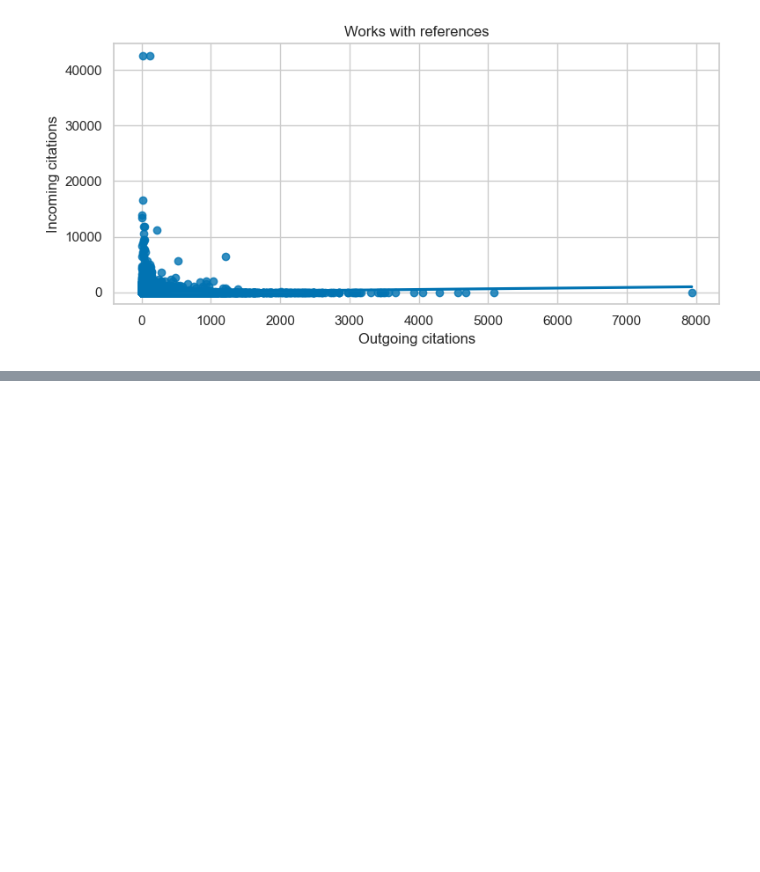
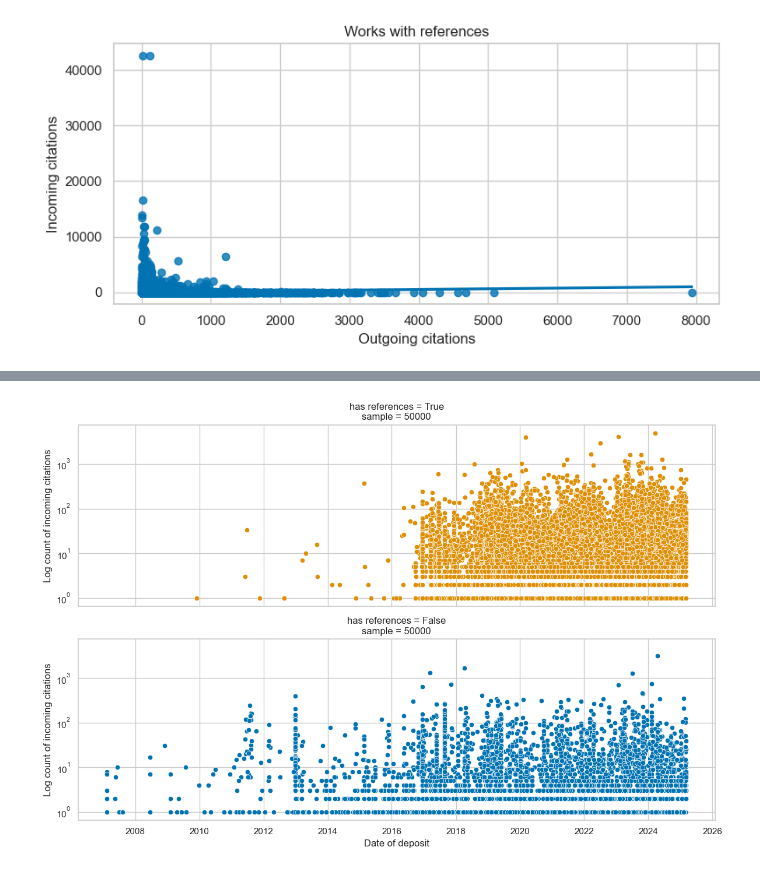
Before and after one commit to kat-kel/jubilant-barnacle, a Jupyter notebook: notebook.ipynb, the cells around one changed output, grey strips where cells are left out. Saved outputs shown, nothing was run; the diff lists cells and outputs as text; code cells hidden in the pictures; blank space fills up the shorter version.

```diff
--- a/notebook.ipynb
+++ b/notebook.ipynb
@@ -276,0 +322,33 @@ fig.savefig("vis/linear_regression.png")
+# %%
+fig, ((ax1, ax2)) = plt.subplots(2,1, figsize = (12,8), sharey=True, sharex=True)
+
+
+color = sns.color_palette("colorblind")[1]
+df = conn.sql("""
+SELECT deposited, citations_incoming
+FROM works
+WHERE has_refs = True
+USING SAMPLE 50_000
+""").df()
+sns.scatterplot(df, x="deposited", y="citations_incoming", ax=ax1, color=color).set_title("has references = True\nsample = 50000")
+ax1.set_yscale("log")
+ax1.set_xlabel("Date of deposit")
+ax1.set_ylabel("Log count of incoming citations")
+
+color = sns.color_palette("colorblind")[0]
+df = conn.sql("""
+SELECT deposited, citations_incoming
+FROM works
+WHERE has_refs = False
+USING SAMPLE 50_000
+""").df()
+sns.scatterplot(df, x="deposited", y="citations_incoming", ax=ax2, color=color).set_title("has references = False\nsample = 50000")
+ax2.set_yscale("log")
+ax2.set_xlabel("Date of deposit")
+ax2.set_ylabel("Log count of incoming citations")
+
+plt.tight_layout()
+
+fig.savefig("vis/deposit_date_x_citations.png")
+# %% [output]
+[figure, added]
```
Also changed, not shown: parts of 14 cells of this notebook, 6 other files.
